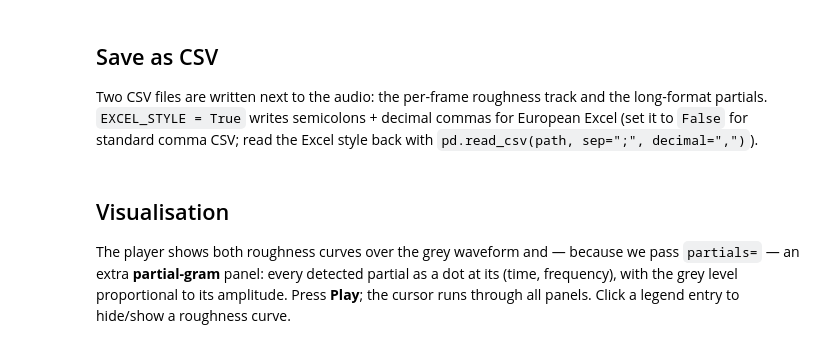
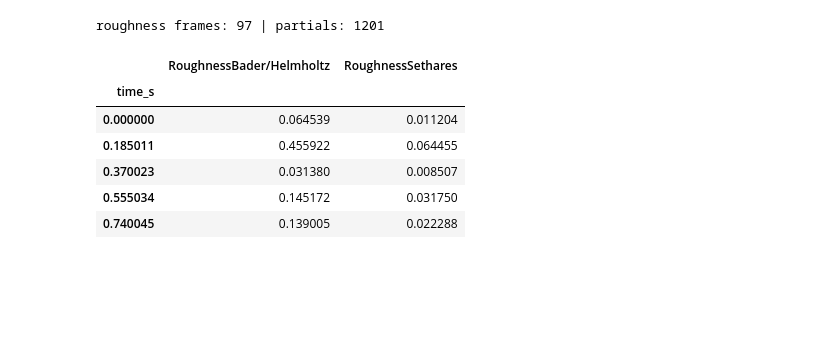
Before and after one commit to bader28/comsar, a Jupyter notebook: examples/WaveletRoughness_Example.ipynb, the cells around one changed output. Cells and saved outputs as stored; diff of their text form; code cells hidden in the pictures; blank space fills up the shorter version.

```diff
--- a/examples/WaveletRoughness_Example.ipynb
+++ b/examples/WaveletRoughness_Example.ipynb
@@ -52,7 +30,0 @@ result.partials.head(8)
-# %% [markdown]
-## Save as CSV
-
-Two CSV files are written next to the audio: the per-frame roughness track and
-the long-format partials. `EXCEL_STYLE = True` writes semicolons + decimal
-commas for European Excel (set it to `False` for standard comma CSV; read the
-Excel style back with `pd.read_csv(path, sep=";", decimal=",")`).
@@ -68,8 +30,0 @@ print("wrote", roughness_csv, "and", partials_csv)
-# %% [markdown]
-## Visualisation
-
-The player shows both roughness curves over the grey waveform and — because we
-pass `partials=` — an extra **partial-gram** panel: every detected partial as a
-dot at its (time, frequency), with the grey level proportional to its
-amplitude. Press **Play**; the cursor runs through all panels. Click a legend
-entry to hide/show a roughness curve.
@@ -77,0 +31,14 @@ timbre_player(WAV, result.features, partials=result.partials)
+# %%
+roughness = pd.read_csv("Luguhu_roughness.csv", index_col=0)
+partials = pd.read_csv("Luguhu_partials.csv")
+print("roughness frames:", len(roughness), "| partials:", len(partials))
+roughness.head()
+# %% [output]
+roughness frames: 97 | partials: 1201
+|  | RoughnessBader/Helmholtz | RoughnessSethares |
+| time_s |  |  |
+| 0.000000 | 0.064539 | 0.011204 |
+| 0.185011 | 0.455922 | 0.064455 |
+| 0.370023 | 0.031380 | 0.008507 |
+| 0.555034 | 0.145172 | 0.031750 |
+| 0.740045 | 0.139005 | 0.022288 |
```
Also changed, not shown: parts of 15 cells of this notebook, 18 other files.
